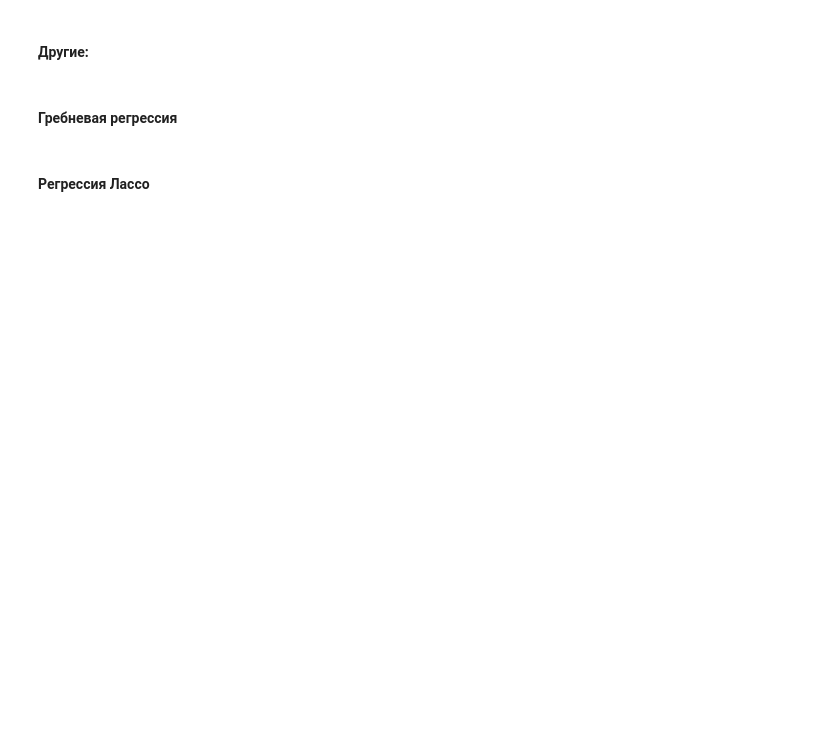
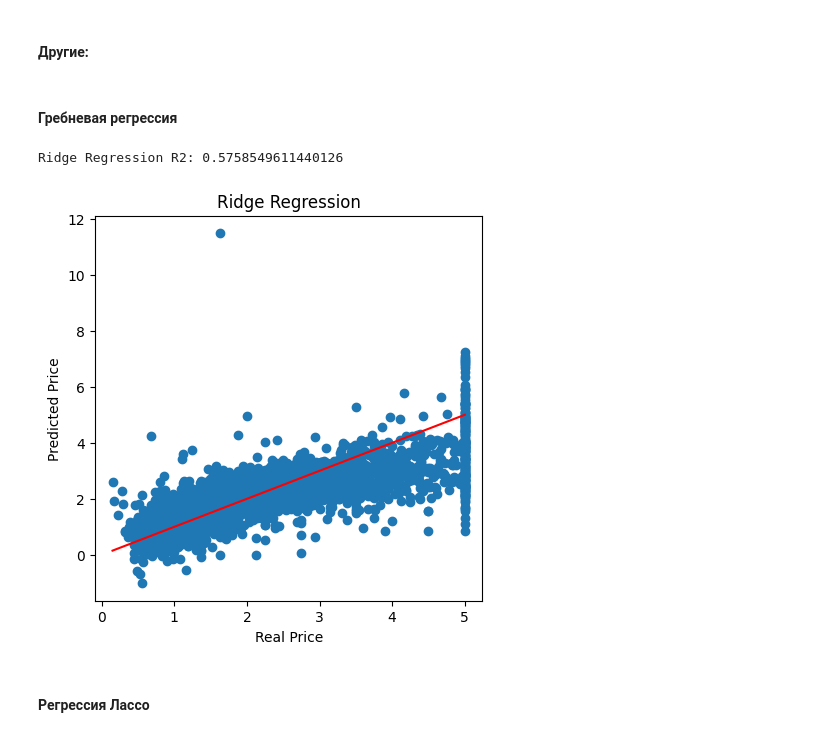
Before and after one commit to VaDKustiK/misis_ml_course_6sem, a Jupyter notebook: ML1.3 real regression/1.3ml.ipynb, the cells around one changed output. Drawn from its saved outputs; the diff is of its cells as text; code cells hidden in the pictures; blank space fills up the shorter version.

```diff
--- a/ML1.3 real regression/1.3ml.ipynb
+++ b/ML1.3 real regression/1.3ml.ipynb
@@ -242,6 +251,14 @@ evaluate_model(tree, X_train, X_test, y_train, y_test, "Decision Tree")
 #### Другие:
 # %% [markdown]
 #### Гребневая регрессия
+# %%
+from sklearn.linear_model import Ridge
+
+ridge = Ridge(alpha=1.0)
+evaluate_model(ridge, X_train, X_test, y_train, y_test, "Ridge Regression")
+# %% [output]
+Ridge Regression R2: 0.5758549611440126
+[figure, added]
 # %% [markdown]
 #### Регрессия Лассо
 # %%
```
Also changed, not shown: parts of 13 cells of this notebook.
